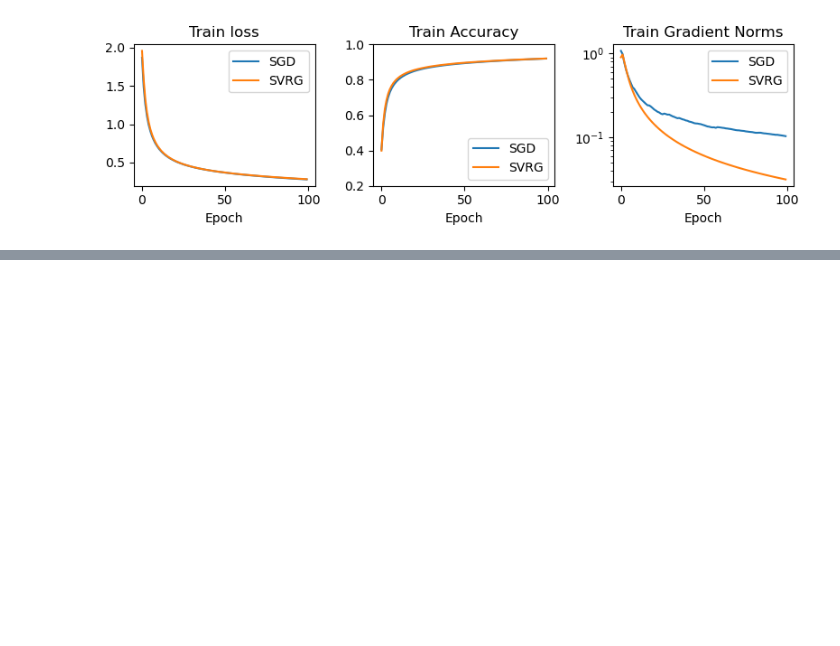
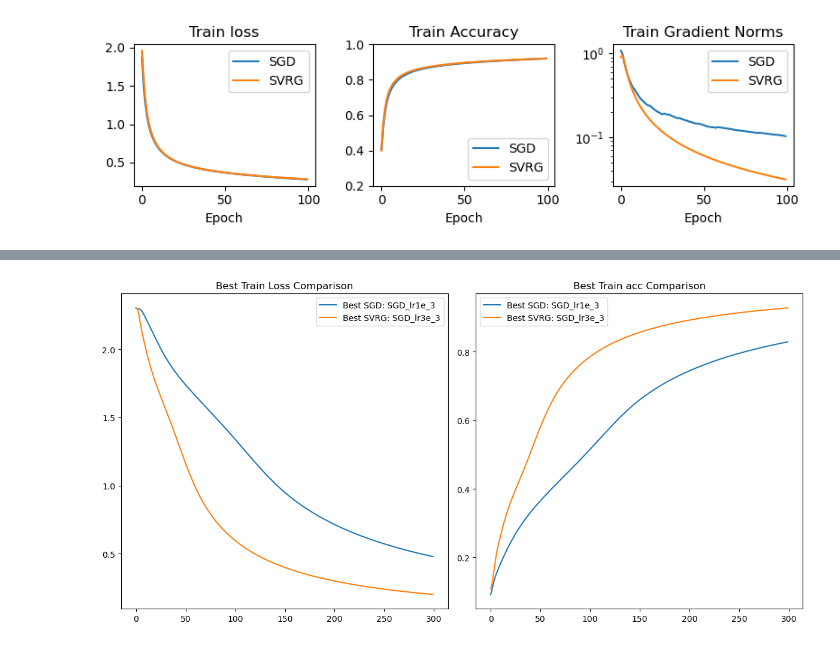
Before and after one commit to TianXie1999/PP_SVRG, a Jupyter notebook: plot_res.ipynb, the cells around one changed output, grey strips where cells are left out. Saved outputs shown, nothing was run; the diff lists cells and outputs as text; code cells hidden in the pictures; blank space fills up the shorter version.

```diff
--- a/plot_res.ipynb
+++ b/plot_res.ipynb
@@ -139,0 +302,36 @@ plot_train_stats(train_loss_sgd, train_acc_sgd, grads_sgd, train_loss_svrg, trai
+# %%
+def plot_best_losses(dfs, legends):
+    sgd_losses = [df['train_loss'].min() for i, df in enumerate(dfs) if 'SGD' in legends[i]]
+    svrg_losses = [df['train_loss'].min() for i, df in enumerate(dfs) if 'SVRG' in legends[i]]
+
+    best_sgd_idx = sgd_losses.index(min(sgd_losses))
+    best_svrg_idx = svrg_losses.index(min(svrg_losses))
+
+    best_sgd_train_loss = dfs[best_sgd_idx]['train_loss']
+    best_sgd_test_loss = dfs[best_sgd_idx]['train_acc']
+
+    best_svrg_train_loss = dfs[best_svrg_idx]['train_loss']
+    best_svrg_test_loss = dfs[best_svrg_idx]['train_acc']
+
+    plt.figure(figsize=(12, 6))
+
+    # Train Loss Plot
+    plt.subplot(1, 2, 1)
+    plt.plot(best_sgd_train_loss, label=f"Best SGD: {legends[best_sgd_idx]}")
+    plt.plot(best_svrg_train_loss, label=f"Best SVRG: {legends[best_svrg_idx]}")
+    plt.title("Best Train Loss Comparison")
+    plt.legend()
+
+    # Test Loss Plot
+    plt.subplot(1, 2, 2)
+    plt.plot(best_sgd_test_loss, label=f"Best SGD: {legends[best_sgd_idx]}")
+    plt.plot(best_svrg_test_loss, label=f"Best SVRG: {legends[best_svrg_idx]}")
+    plt.title("Best Train acc Comparison")
+    plt.legend()
+
+    plt.tight_layout()
+    plt.show()
+
+plot_best_losses(dfs, legends)
+# %% [output]
+[figure, added]
```
Also changed, not shown: parts of 15 cells of this notebook, 16 other files.
